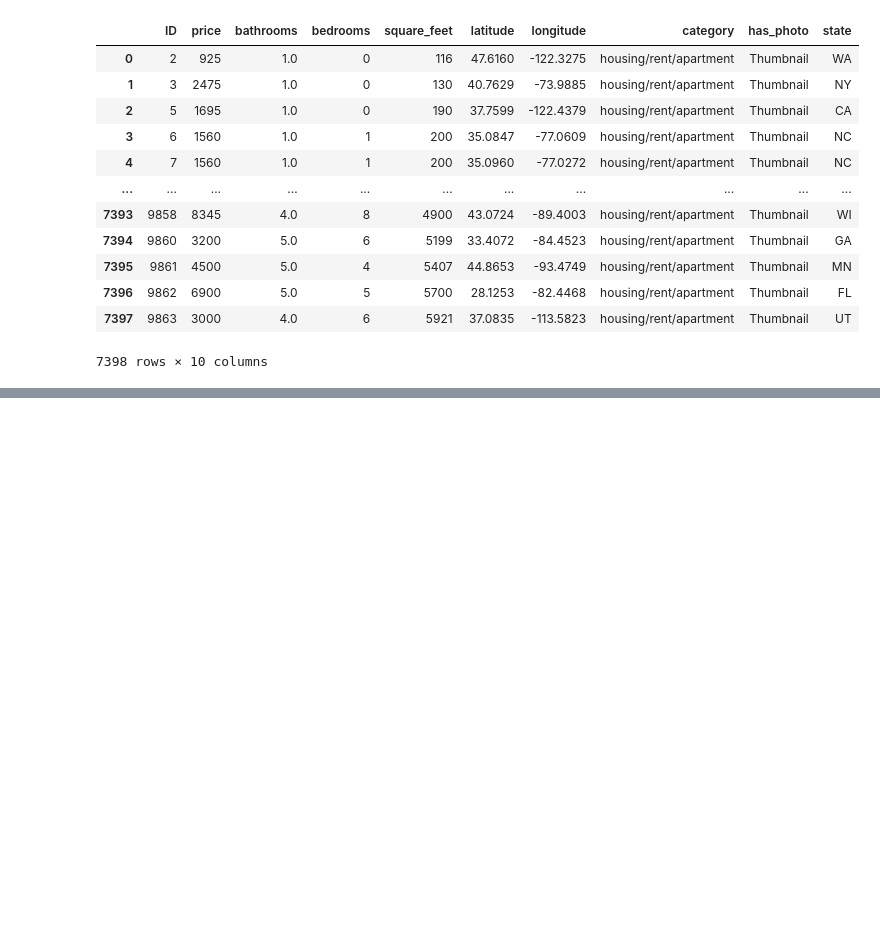
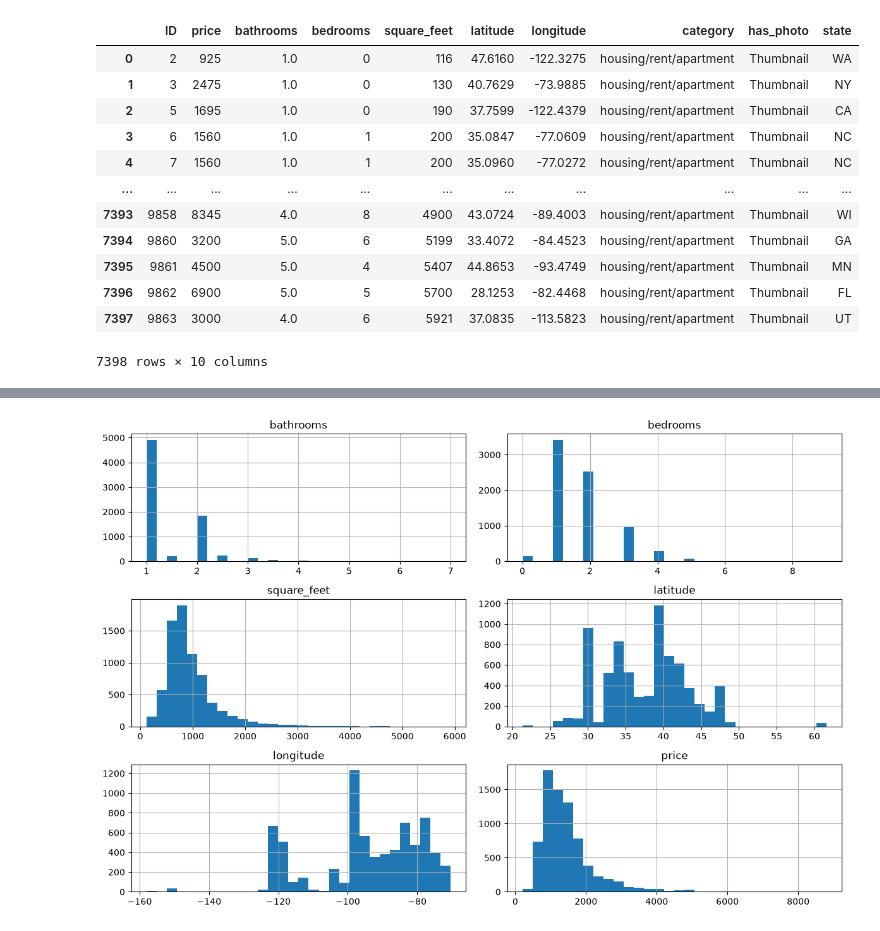
Before and after one commit to CarlosGuzman01/CAI_4105_2026_Fall_Team_11, a Jupyter notebook: 1-challenge/notebook.ipynb, the cells around one changed output, grey strips where cells are left out. Cells and saved outputs as stored; diff of their text form; code cells hidden in the pictures; blank space fills up the shorter version.

```diff
--- a/1-challenge/notebook.ipynb
+++ b/1-challenge/notebook.ipynb
@@ -87,0 +96,9 @@ Target: (7398,)
+# %%
+
+# Numerical columns and target
+numeric_cols = [
+    "bathrooms", "bedrooms", "square_feet",
+    "latitude", "longitude", "price"
+]
+
+train_df[numeric_cols].describe()
@@ -87,0 +115,13 @@ Target: (7398,)
+# %%
+
+import matplotlib.pyplot as plt
+
+train_df[numeric_cols].hist(
+    figsize=(12, 8),
+    bins=30
+)
+
+plt.tight_layout()
+plt.show()
+# %% [output]
+[figure, added]
```
Also changed, not shown: parts of 6 cells of this notebook.
